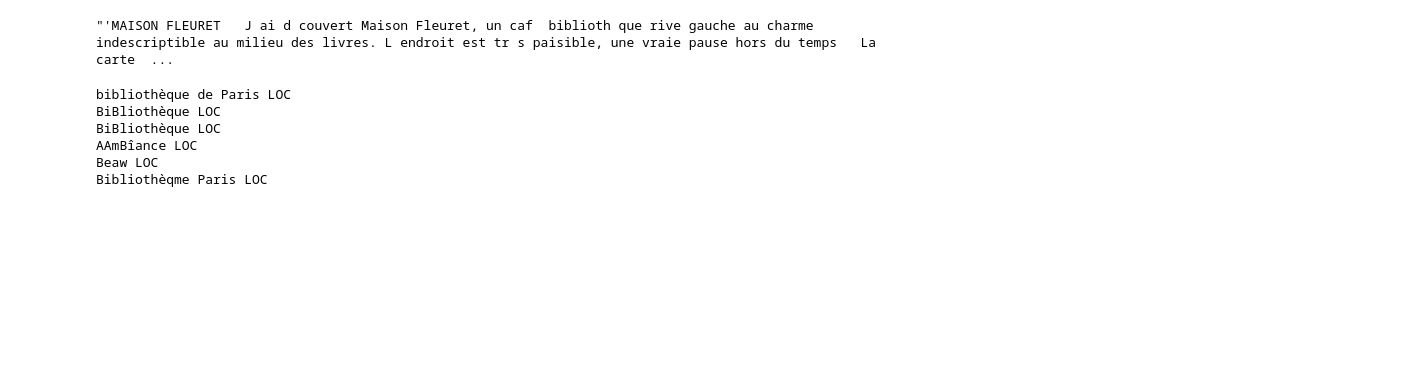
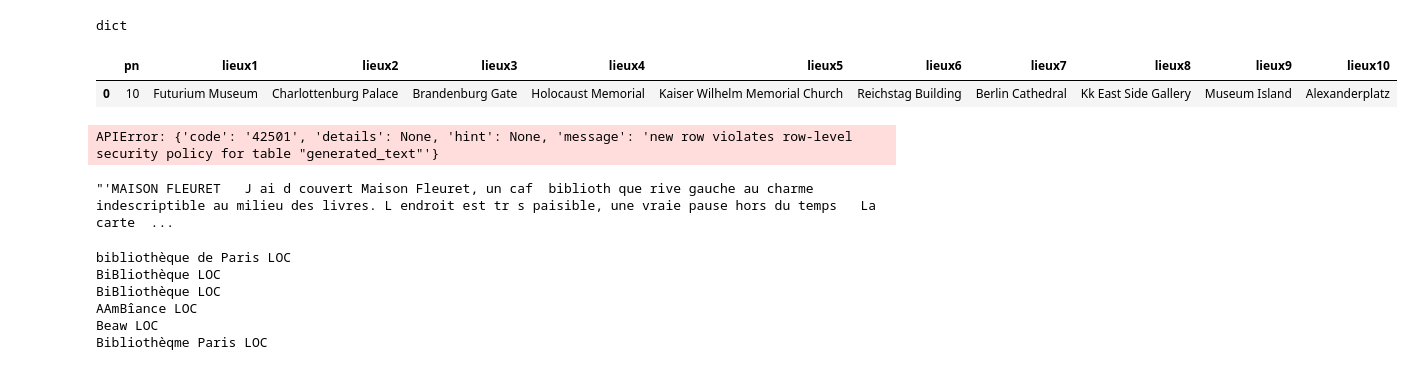
Before and after one commit to CharlesDouxPro/video-audio, a Jupyter notebook: social-pipeline.ipynb, the cells around one changed output. Saved outputs shown, nothing was run; the diff lists cells and outputs as text; code cells hidden in the pictures; blank space fills up the shorter version.

```diff
--- a/social-pipeline.ipynb
+++ b/social-pipeline.ipynb
@@ -176,0 +236,3 @@ clean : 'MAISON FLEURET   J ai d couvert Maison Fleuret, un caf  biblioth que ri
+# %%
+dico = eval(output)
+dico
@@ -177,3 +253,14 @@ clean : 'MAISON FLEURET   J ai d couvert Maison Fleuret, un caf  biblioth que ri
+# %%
+type(dico)
+# %% [output]
+dict
+# %%
+data = pd.DataFrame(dico, index=[0])
+# %%
+data.head()
+# %% [output]
+|  | pn | lieux1 | lieux2 | lieux3 | lieux4 | lieux5 | lieux6 | lieux7 | lieux8 | lieux9 | lieux10 |
+| 0 | 10 | Futurium Museum | Charlottenburg Palace | Brandenburg Gate | Holocaust Memorial | Kaiser Wilhelm Memorial Church | Reichstag Building | Berlin Cathedral | Kk East Side Gallery | Museum Island | Alexanderplatz |
 # %%
 response = (
     supabase.table("generated_text")
@@ -183,10 +270,13 @@ response = (
         "video_frame_text" : video_frame_text ,
         "video_audio_text" : video_audio,
         "video_language_id" : video_language,
-        "video_cleaned_text" : cle
+        "video_cleaned_text" : cleaned_text,
+
         })
     .execute()
 )
+# %% [output]
+APIError: {'code': '42501', 'details': None, 'hint': None, 'message': 'new row violates row-level security policy for table "generated_text"'}
 # %%
 print(response)
 # %%
```
Also changed, not shown: parts of 11 cells of this notebook.
